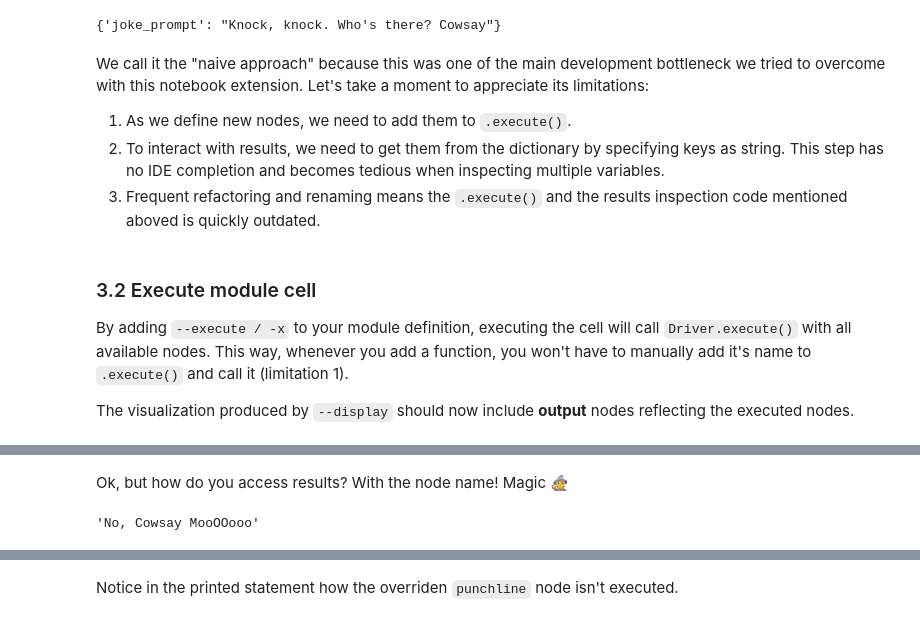
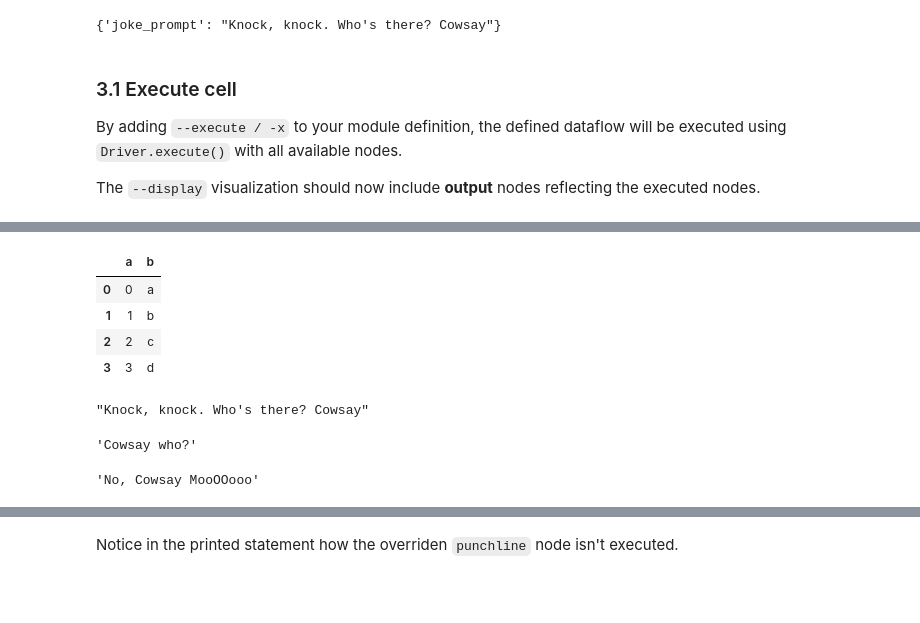
Before and after one commit to DAGWorks-Inc/hamilton, a Jupyter notebook: examples/jupyter_notebook_magic/tutorial.ipynb, the cells around one changed output, grey strips where cells are left out. Cells and saved outputs as stored; diff of their text form; code cells hidden in the pictures; blank space fills up the shorter version.

Commit message:
updated magics; updated module_from_source

```diff
--- a/examples/jupyter_notebook_magic/tutorial.ipynb
+++ b/examples/jupyter_notebook_magic/tutorial.ipynb
@@ -70,4 +79,4 @@ By passing `--module_name / -m` you can specify a module name for a cell. This a
 # %%
-%%cell_to_module --module_name knock
+%%cell_to_module joke --display
 def joke_prompt(topic: str) -> str:
-    return f"Knock, knock. Who's there? {topic}"
+    return f"Tell me a short joke about {topic}"
@@ -79,0 +87,4 @@ Knock, knock. Who's there? Cowsays
+# %%
+%%cell_to_module joke --display display_config
+def joke_prompt(topic: str) -> str:
+    return f"Tell me a short joke about {topic}"
@@ -202,37 +177,35 @@ results = dr.execute(["joke_prompt"], inputs=dict(topic="Cowsay"))
 results
 # %% [output]
 {'joke_prompt': "Knock, knock. Who's there? Cowsay"}
-# %% [markdown]
-We call it the "naive approach" because this was one of the main development bottleneck we tried to overcome with this notebook extension. Let's take a moment to appreciate its limitations:
-
-1. As we define new nodes, we need to add them to `.execute()`.
-2. To interact with results, we need to get them from the dictionary by specifying keys as string. This step has no IDE completion and becomes tedious when inspecting multiple variables.
-3. Frequent refactoring and renaming means the `.execute()` and the results inspection code mentioned aboved is quickly outdated.
 # %% [markdown]
-### 3.2 Execute module cell
-By adding `--execute / -x` to your module definition, executing the cell will call `Driver.execute()` with all available nodes. This way, whenever you add a function, you won't have to manually add it's name to `.execute()` and call it (limitation 1).
+### 3.1 Execute cell
+By adding `--execute / -x` to your module definition, the defined dataflow will be executed using `Driver.execute()` with all available nodes.
 
-The visualization produced by `--display` should now include **output** nodes reflecting the executed nodes.
+The `--display` visualization should now include **output** nodes reflecting the executed nodes.
 # %%
-%%cell_to_module -dm joke --execute
-def topic() -> str:
-    return "Cowsay"
+%%cell_to_module joke --display --execute
+import pandas as pd
 
-def joke_prompt(topic: str) -> str:
-    return f"Knock, knock. Who's there? {topic}"
+def joke_prompt() -> str:
+    return f"Knock, knock. Who's there? Cowsay"
 
 def reply(joke_prompt: str) -> str:
     _, _, right = joke_prompt.partition("? ")
     return f"{right} who?"
 
 def punchline(reply: str) -> str:
     left, _, _ = reply.partition(" ")
     return f"No, {left} MooOOooo"
+
+def a_dataframe() -> pd.DataFrame:
+    return pd.DataFrame({"a": [0, 1, 2, 3], "b": ["a", "b", "c", "d"]})
 # %% [output]
 [drawing not drawn]
+|  | a | b |
+| 0 | 0 | a |
+| 1 | 1 | b |
+| 2 | 2 | c |
+| 3 | 3 | d |
+"Knock, knock. Who's there? Cowsay"
+'Cowsay who?'
+'No, Cowsay MooOOooo'
-# %% [markdown]
-Ok, but how do you access results? With the node name! Magic 🧙
-# %%
-punchline
-# %% [output]
-'No, Cowsay MooOOooo'
```
Also changed, not shown: parts of 62 cells of this notebook, 2 other files.
